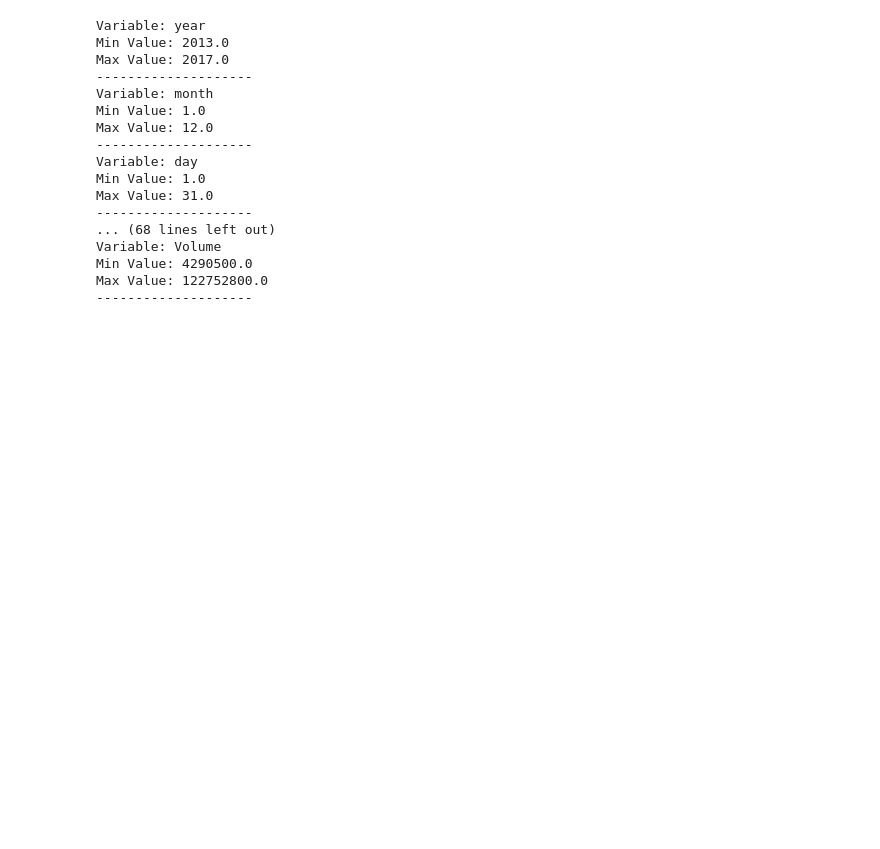
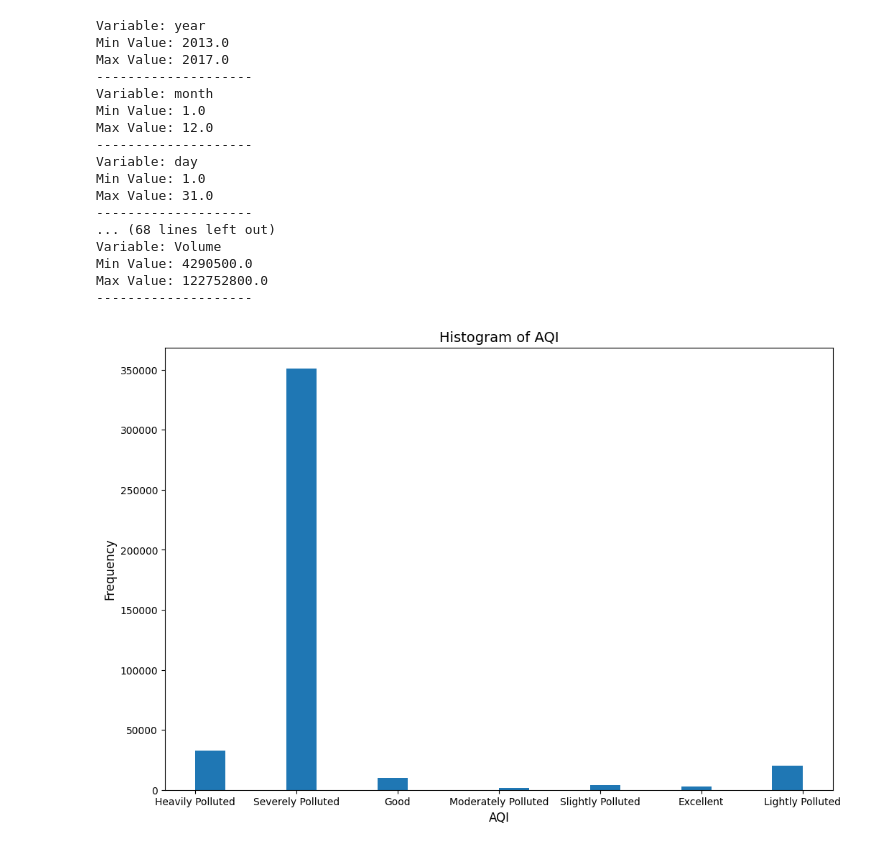
Before and after one commit to premkumarthimmagalla/AQI-App, a Jupyter notebook: st20313528.ipynb, the cells around one changed output. Cells and saved outputs as stored; diff of their text form; code cells hidden in the pictures; blank space fills up the shorter version.

Commit message:
AQI categorization and histogram

```diff
--- a/st20313528.ipynb
+++ b/st20313528.ipynb
@@ -146,3 +146,18 @@ Variable: Volume
 Min Value: 4290500.0
 Max Value: 122752800.0
 --------------------
+# %%
+# Apply the AQI category function to the DataFrame
+df['AQI'] = df.apply(assign_aqi_category, axis=1)
+# %%
+# Histogram
+plt.figure(figsize=(12, 8))  # Adjust the width and height as needed
+plt.hist(df['AQI'], bins=20)
+plt.xlabel('AQI', fontsize=12)  # Increase font size of labels
+plt.ylabel('Frequency', fontsize=12)
+plt.title('Histogram of AQI', fontsize=14)  # Increase font size of title
+plt.xticks(fontsize=10)  # Increase font size of x-axis ticks
+plt.yticks(fontsize=10)  # Increase font size of y-axis ticks
+plt.show()
+# %% [output]
+[figure, added]
```
